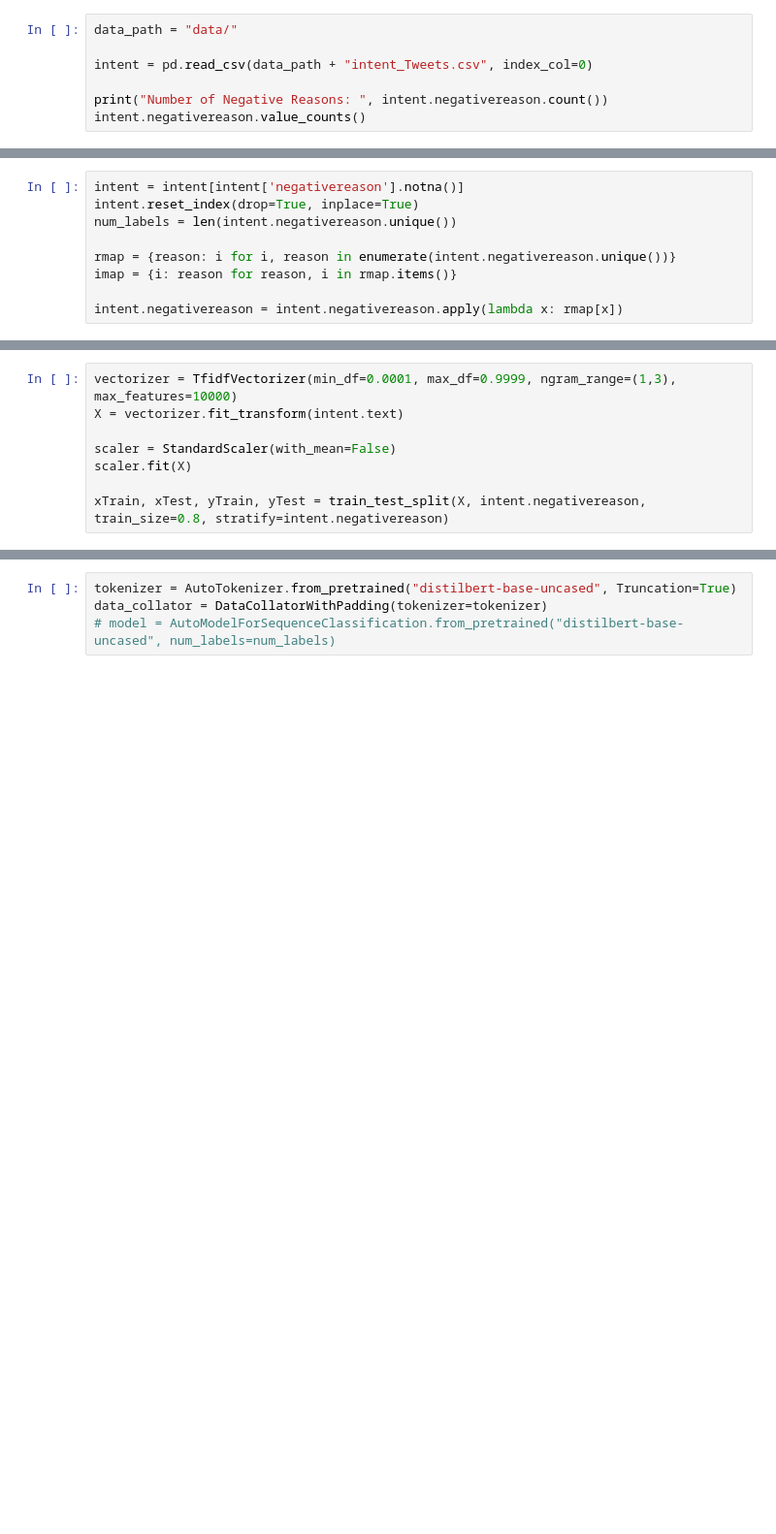
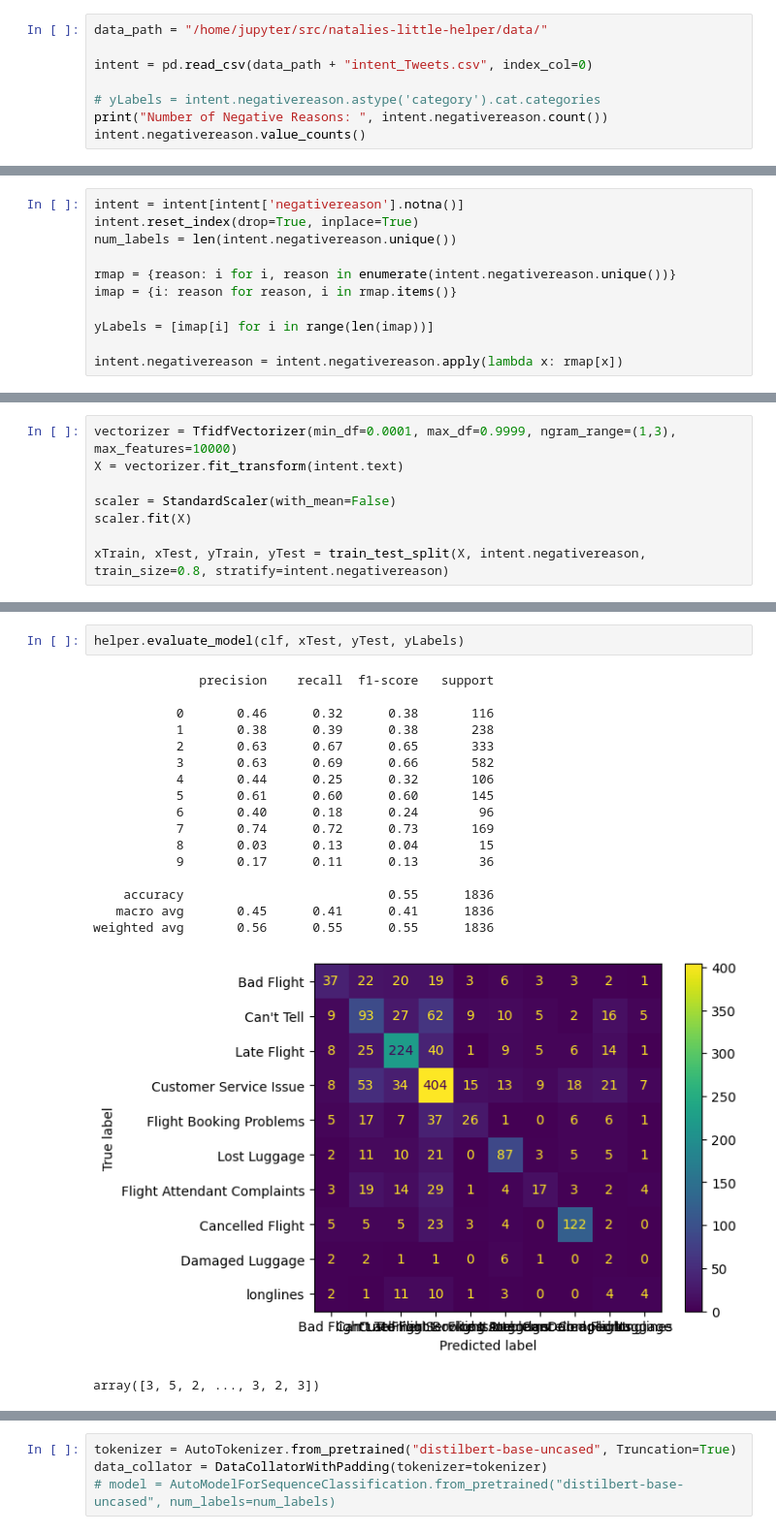
Before and after one commit to cosorio94/natalies-little-helper, a Jupyter notebook: notebooks/intent.ipynb, the cells around one changed output, grey strips where cells are left out. Shown: that part at 97% size. Saved outputs shown, nothing was run; the diff lists cells and outputs as text; blank space fills up the shorter version.

```diff
--- a/notebooks/intent.ipynb
+++ b/notebooks/intent.ipynb
@@ -19,8 +43,9 @@ import util.helpers as helper
 # %%
-data_path = "data/"
+data_path = "/home/jupyter/src/natalies-little-helper/data/"
 
 intent = pd.read_csv(data_path + "intent_Tweets.csv", index_col=0)
 
+# yLabels = intent.negativereason.astype('category').cat.categories
 print("Number of Negative Reasons: ", intent.negativereason.count())
 intent.negativereason.value_counts()
 # %% [output]
@@ -44,4 +69,6 @@ num_labels = len(intent.negativereason.unique())
 rmap = {reason: i for i, reason in enumerate(intent.negativereason.unique())}
 imap = {i: reason for reason, i in rmap.items()}
 
+yLabels = [imap[i] for i in range(len(imap))]
+
 intent.negativereason = intent.negativereason.apply(lambda x: rmap[x])
@@ -79,0 +132,21 @@ Average
+# %%
+helper.evaluate_model(clf, xTest, yTest, yLabels)
+# %% [output]
+              precision    recall  f1-score   support
+
+           0       0.46      0.32      0.38       116
+           1       0.38      0.39      0.38       238
+           2       0.63      0.67      0.65       333
+           3       0.63      0.69      0.66       582
+           4       0.44      0.25      0.32       106
+           5       0.61      0.60      0.60       145
+           6       0.40      0.18      0.24        96
+           7       0.74      0.72      0.73       169
+           8       0.03      0.13      0.04        15
+           9       0.17      0.11      0.13        36
+
+    accuracy                           0.55      1836
+   macro avg       0.45      0.41      0.41      1836
+weighted avg       0.56      0.55      0.55      1836
+[figure, added]
+array([3, 5, 2, ..., 3, 2, 3])
```
Also changed, not shown: parts of 35 cells of this notebook, 2 other files.
